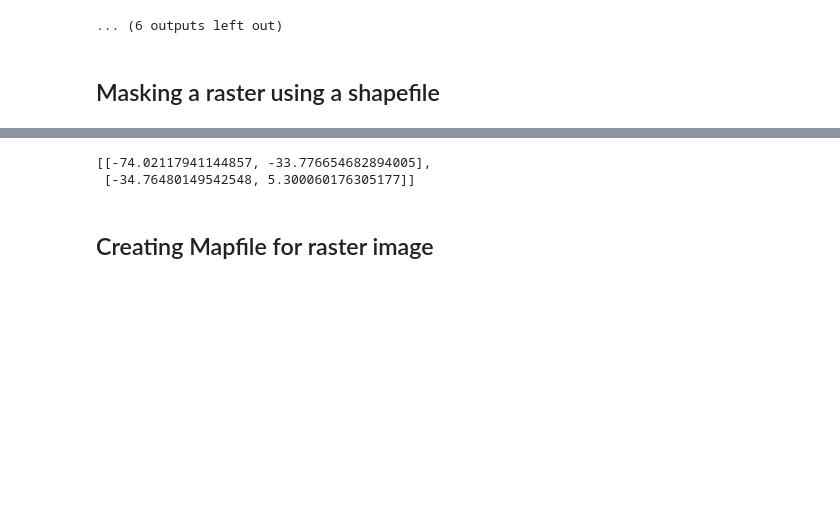
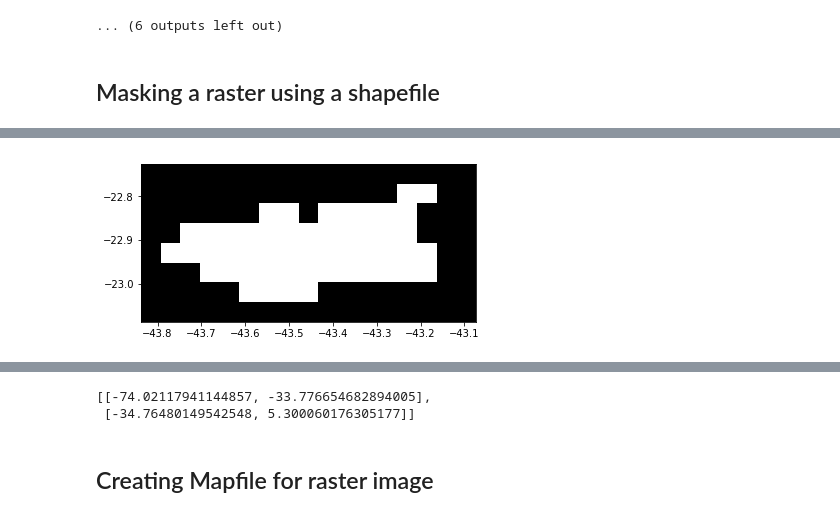
Before and after one commit to AlertaDengue/AlertaDengue, a Jupyter notebook: notebooks/Mapserver-Rio-de-Janeiro-with-Raster-Images.ipynb, the cells around one changed output, grey strips where cells are left out. Cells and saved outputs as stored; diff of their text form; code cells hidden in the pictures; blank space fills up the shorter version.

Commit message:
Fixed mapfiles generator. Added function convert from float64/32 to uint8.

```diff
--- a/notebooks/Mapserver-Rio-de-Janeiro-with-Raster-Images.ipynb
+++ b/notebooks/Mapserver-Rio-de-Janeiro-with-Raster-Images.ipynb
@@ -156,6 +175,8 @@ mask (dtype): uint8
 # %% [markdown]
 ## Masking a raster using a shapefile
 # %%
+new_rasters = {}
+
 # https://mapbox.github.io/rasterio/topics/masking-by-shapefile.html
 for raster_name, src in rasters.items():
     # make raster mask
@@ -179,12 +200,18 @@ for raster_name, src in rasters.items():
 
     raster_new_name = '%s_%s' % (geocode, raster_name)
 
+    display(HTML('\n<H3>%s</H3>' % raster_new_name))
+
     output_path = os.path.join(raster_dir_path, raster_new_name)
+    new_rasters[raster_new_name] = raster_dir_path
 
     with rasterio.open(output_path, "w", **out_meta) as dst:
         dst.write(out_image)
-        rasterio.plot.show((dst, 1), with_bounds=True, cmap='gnuplot')
+        show_raster_stats(dst)
+        rasterio.plot.show(
+            (dst, 1), with_bounds=True, cmap='gnuplot'
+        )
 
     # src.close()
-    print('File %s saved!' % output_path)
+    print('File saved!')
 # %% [output]
@@ -202,0 +248,69 @@ File /home/xmn/dev/AlertaDengue/AlertaDengue/tiffs/3304557_NDVI_2010_12_19.tif s
+# %%
+# https://gis.stackexchange.com/questions/143584/
+# convert-a-tiff-float32-image-to-8bit-tif-or-jpeg-image-using-gdal-and-python
+for raster_name, raster_path in new_rasters.items():
+    raster_new_name = '8bits_%s' % raster_name
+    display(HTML('\n<H3>%s</H3>' % raster_new_name))
+
+    input_path = os.path.join(raster_dir_path, raster_name)
+    output_path = os.path.join(raster_dir_path, raster_new_name)
+
+    dataset = gdal.Open(input_path)
+
+    geotransform = dataset.GetGeoTransform()
+    prj=dataset.GetProjection()
+    values = dataset.ReadAsArray()
+    band = dataset.GetRasterBand(1)
+
+    #Get minimum and maximum values of raster
+    min = band.GetMinimum()
+    max = band.GetMaximum()
+
+    #if not exist minimum and maximum values
+    if min is None or max is None:
+        (min,max) = band.ComputeRasterMinMax(1)
+
+    print("Original min=%.3f, Original max=%.3f" % (min,max))
+
+    # Set output file
+    output_file = output_path
+
+    # Create new GTiff (Byte type)
+    driver = gdal.GetDriverByName("GTiff")
+    dst_ds = driver.Create(
+        output_file, band.XSize, band.YSize, 1, gdal.GDT_Byte
+    )
+
+    print("rows = ", band.YSize, "columns = ", band.XSize)
+
+    for i in range(band.YSize):
+        for j in range(band.XSize):
+            values[i][j]
+
+    dst_ds.GetRasterBand(1).WriteArray(values)
+
+    # top left x, w-e pixel resolution, rotation, top left y, rotation, n-s pixel resolution
+    dst_ds.SetGeoTransform([
+        geotransform[0], geotransform[1], 0,
+        geotransform[3], 0, geotransform[5]
+    ])
+
+    # set projection of new raster
+    dst_ds.SetProjection(prj)
+
+    dst_ds = None
+    dataset = None
+
+    with rasterio.open(output_path) as src:
+        # show_raster_info(src)
+        print('-' * 80)
+        print('dtypes:', src.dtypes)
+        print('-' * 80)
+
+        show_raster_stats(src)
+
+        rasterio.plot.show(
+            (src, 1), with_bounds=True, cmap='gray',
+            vmin=0, vmax=255
+        )
+# %% [output]
@@ -202,0 +329 @@ File /home/xmn/dev/AlertaDengue/AlertaDengue/tiffs/3304557_NDVI_2010_12_19.tif s
+[figure, added]
```
Also changed, not shown: parts of 14 cells of this notebook.
